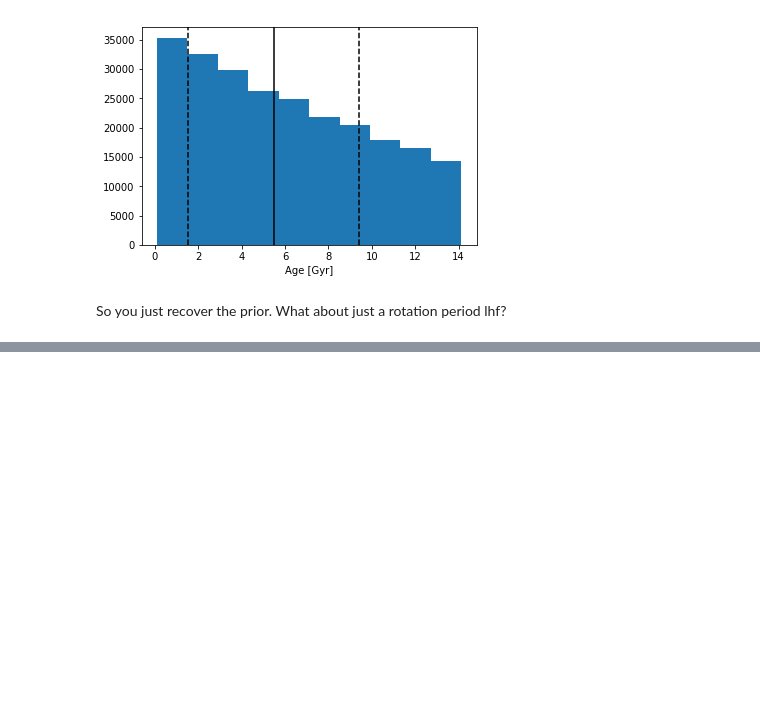
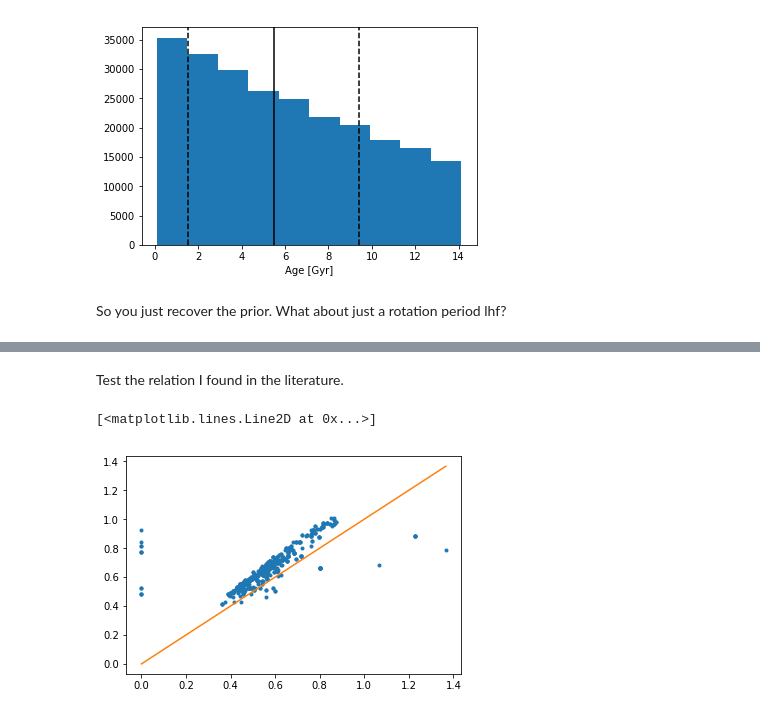
Before and after one commit to RuthAngus/stardate, a Jupyter notebook: age_inference.ipynb, the cells around one changed output, grey strips where cells are left out. Saved outputs shown, nothing was run; the diff lists cells and outputs as text; code cells hidden in the pictures; blank space fills up the shorter version.

```diff
--- a/age_inference.ipynb
+++ b/age_inference.ipynb
@@ -312,0 +352,10 @@ ValueError: lnprob returned NaN.
+# %% [markdown]
+Test the relation I found in the literature.
+# %%
+import teff_bv as tbv
+plt.plot(df.BV_color.values, tbv.teff2bv(df.cks_steff.values, df.cks_slogg.values, df.cks_smet.values), ".")
+xs = np.linspace(min(df.BV_color.values), max(df.BV_color.values))
+plt.plot(xs, xs)
+# %% [output]
+[<matplotlib.lines.Line2D at 0x...>]
+[figure, added]
```
Also changed, not shown: parts of 13 cells of this notebook.
